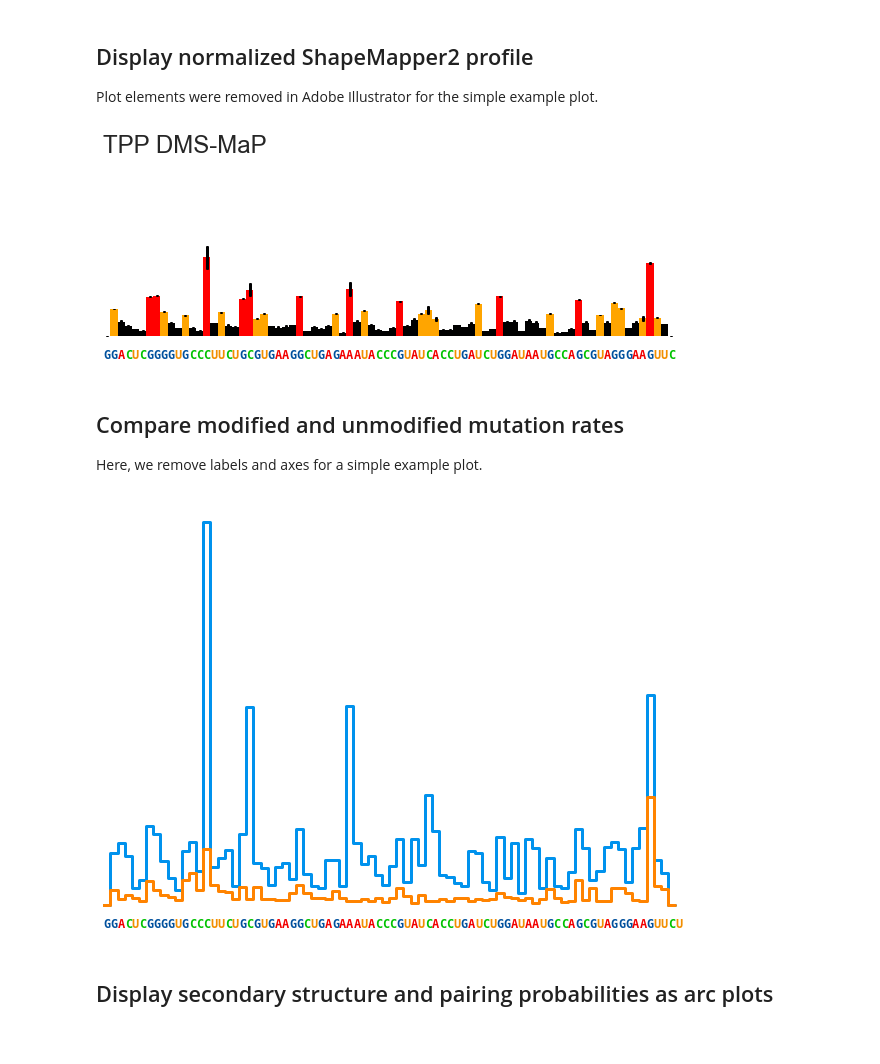
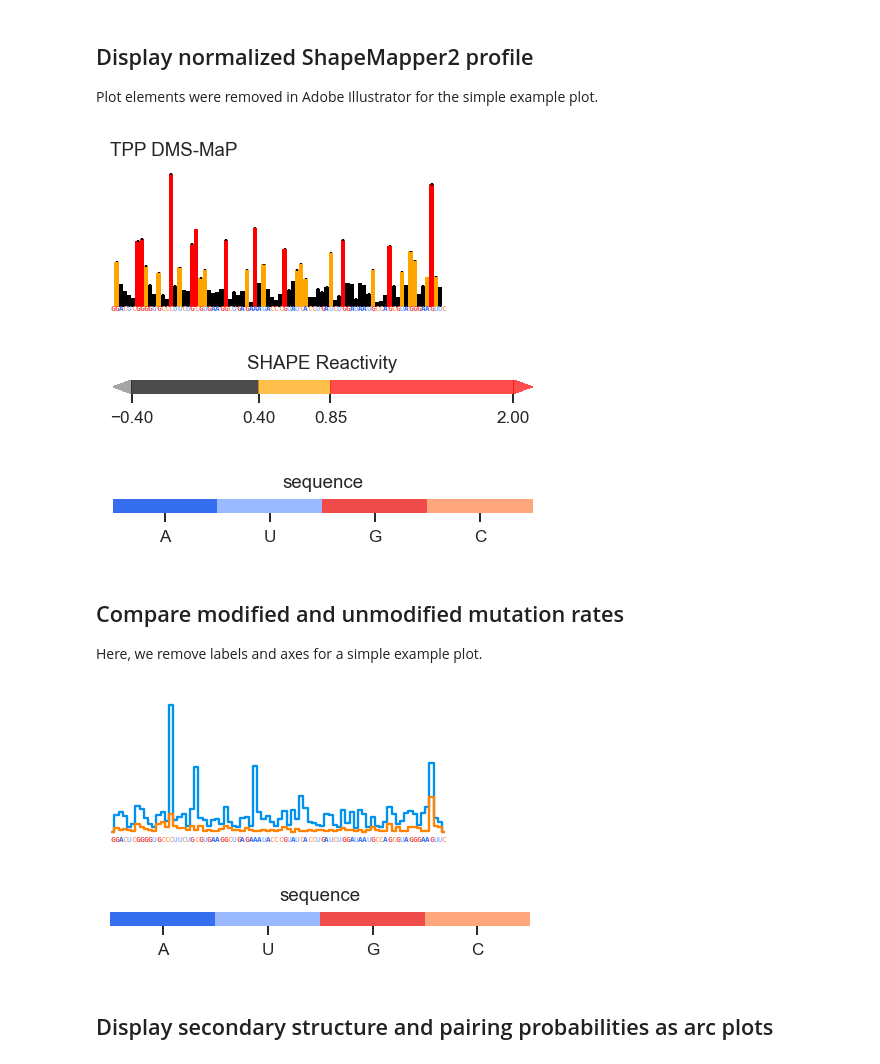
Before and after one commit to Weeks-UNC/RNAvigate_figures, a Jupyter notebook: interactive_notebooks/figure_1/F1_simple_plots.ipynb, the cells around one changed output. Drawn from its saved outputs; the diff is of its cells as text; code cells hidden in the pictures.

```diff
--- a/interactive_notebooks/figure_1/F1_simple_plots.ipynb
+++ b/interactive_notebooks/figure_1/F1_simple_plots.ipynb
@@ -38,28 +38,40 @@ tpp = rnav.Sample(
     ringmap="DMS_TPP_rings.txt",
     ss="TPP-2GDI.nsd",
     pairprob="TPP-dms-bp.dp",
-    pdb={"filepath":"2gdi.pdb", "chain":"X"})
+    pdb={"pdb":"2gdi.pdb", "chain":"X"})
 # %% [markdown]
 ## Display normalized ShapeMapper2 profile
 Plot elements were removed in Adobe Illustrator for the simple example plot.
 # %%
-plot = rnav.plot_profile(samples=[tpp], seq_source="ss")
+plot = rnav.plot_profile(
+    samples=[tpp],
+    sequence="ss",
+    profile="dmsmap"
+    )
+plot.set_figure_size(height_ax_in=1)
 plot.axes[0,0].get_xaxis().set_visible(False)
 plot.axes[0,0].get_yaxis().set_visible(False)
 # plot.save("tpp_profile.svg")
 # %% [output]
-[figure, old version]
+[figure, new version]
+[figure, added]
 # %% [markdown]
 ## Compare modified and unmodified mutation rates
 Here, we remove labels and axes for a simple example plot.
 # %%
-plot = tpp.plot_skyline(columns=["Modified_rate", "Untreated_rate"], region=[15,95])
+plot = rnav.plot_skyline(
+    samples=[tpp],
+    sequence='ss',
+    profile="dmsmap",
+    columns=["Modified_rate", "Untreated_rate"])
+plot.set_figure_size(height_ax_in=1)
 plot.axes[0,0].get_xaxis().set_visible(False)
 plot.axes[0,0].get_yaxis().set_visible(False)
 plot.axes[0,0].get_legend().set_visible(False)
 # plot.save("tpp_skyline.svg")
 # %% [output]
-[figure, old version]
+[figure, new version]
+[figure, added]
 # %% [markdown]
 ## Display secondary structure and pairing probabilities as arc plots
 # %%
```
Also changed, not shown: parts of 4 cells of this notebook, 6 other files.
